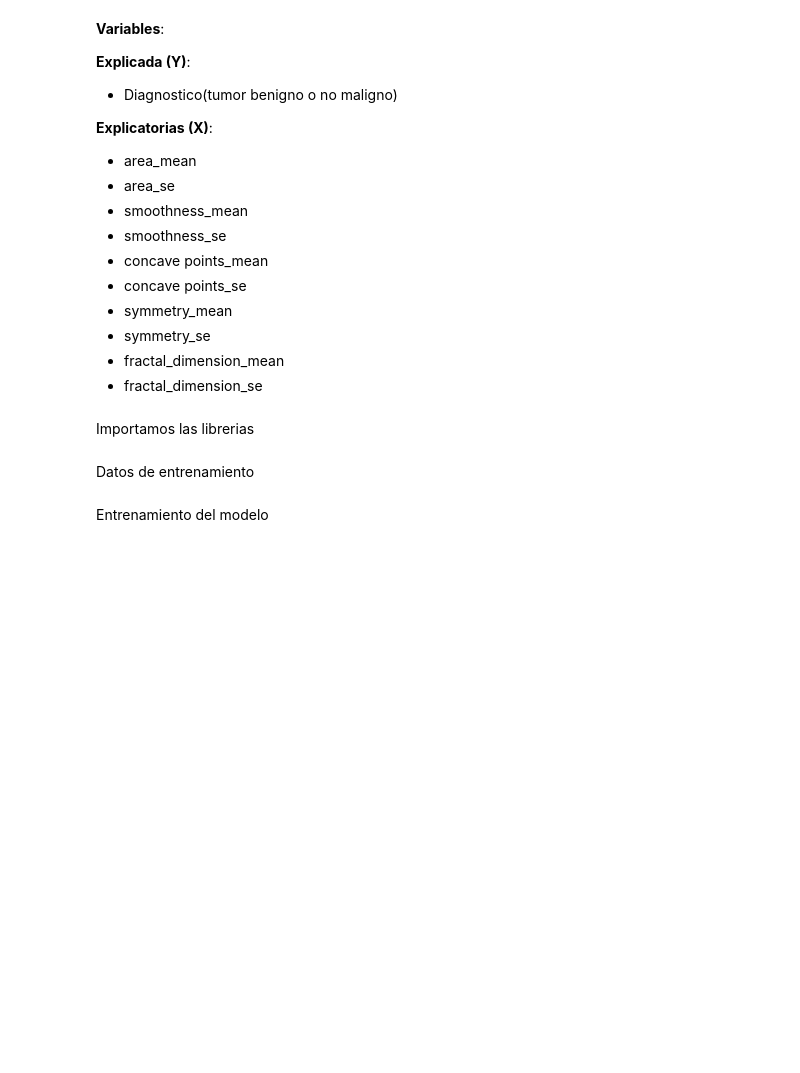
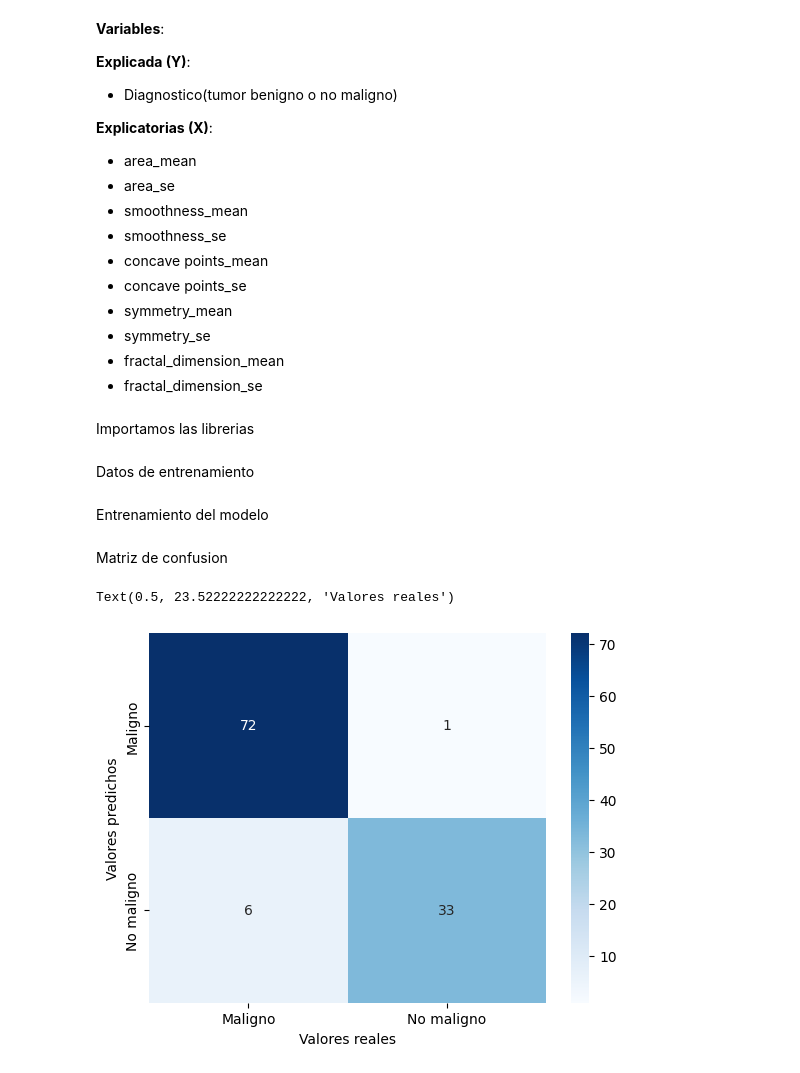
Before and after one commit to 2jcortesj2/info2, a Jupyter notebook: ESTADISTICA/Proyecto3_AprendizajeSupervisado.ipynb, the cells around one changed output. Cells and saved outputs as stored; diff of their text form; code cells hidden in the pictures; blank space fills up the shorter version.

```diff
--- a/ESTADISTICA/Proyecto3_AprendizajeSupervisado.ipynb
+++ b/ESTADISTICA/Proyecto3_AprendizajeSupervisado.ipynb
@@ -157,8 +248,7 @@ df_cancer_test =  df_cancer[['diagnosis',
                             'area_mean', 'area_se',
                             'smoothness_mean', 'smoothness_se',
                             'concave points_mean', 'concave points_se',
-                            'symmetry_mean', 'symmetry_se',
-                            'fractal_dimension_mean', 'fractal_dimension_se']]
+                            'symmetry_mean', 'symmetry_se']]
 # %%
 plt.figure(figsize=(15,10))
 sns.heatmap(df_cancer_test.corr(),fmt='.2g',annot=True)
@@ -199,3 +305,23 @@ Datos de entrenamiento
 x_train, x_test, y_train, y_test = train_test_split(x, y, test_size=0.2, random_state=10)
 # %% [markdown]
 Entrenamiento del modelo
+# %%
+modelo = LogisticRegression(max_iter= 1000)
+modelo.fit(x_train, y_train)
+
+y_predi = modelo.predict(x_test)
+# %% [markdown]
+Matriz de confusion
+# %%
+matriz_confusion = confusion_matrix(y_test, y_predi)
+
+# Heatmap
+sns.heatmap(matriz_confusion, annot= True, fmt= 'd', cmap= 'Blues',
+            xticklabels= ['Maligno', 'No maligno'],
+            yticklabels= ['Maligno', 'No maligno'])
+
+plt.ylabel('Valores predichos')
+plt.xlabel('Valores reales')
+# %% [output]
+Text(0.5, 23.52222222222222, 'Valores reales')
+[figure, added]
```
Also changed, not shown: parts of 14 cells of this notebook.
